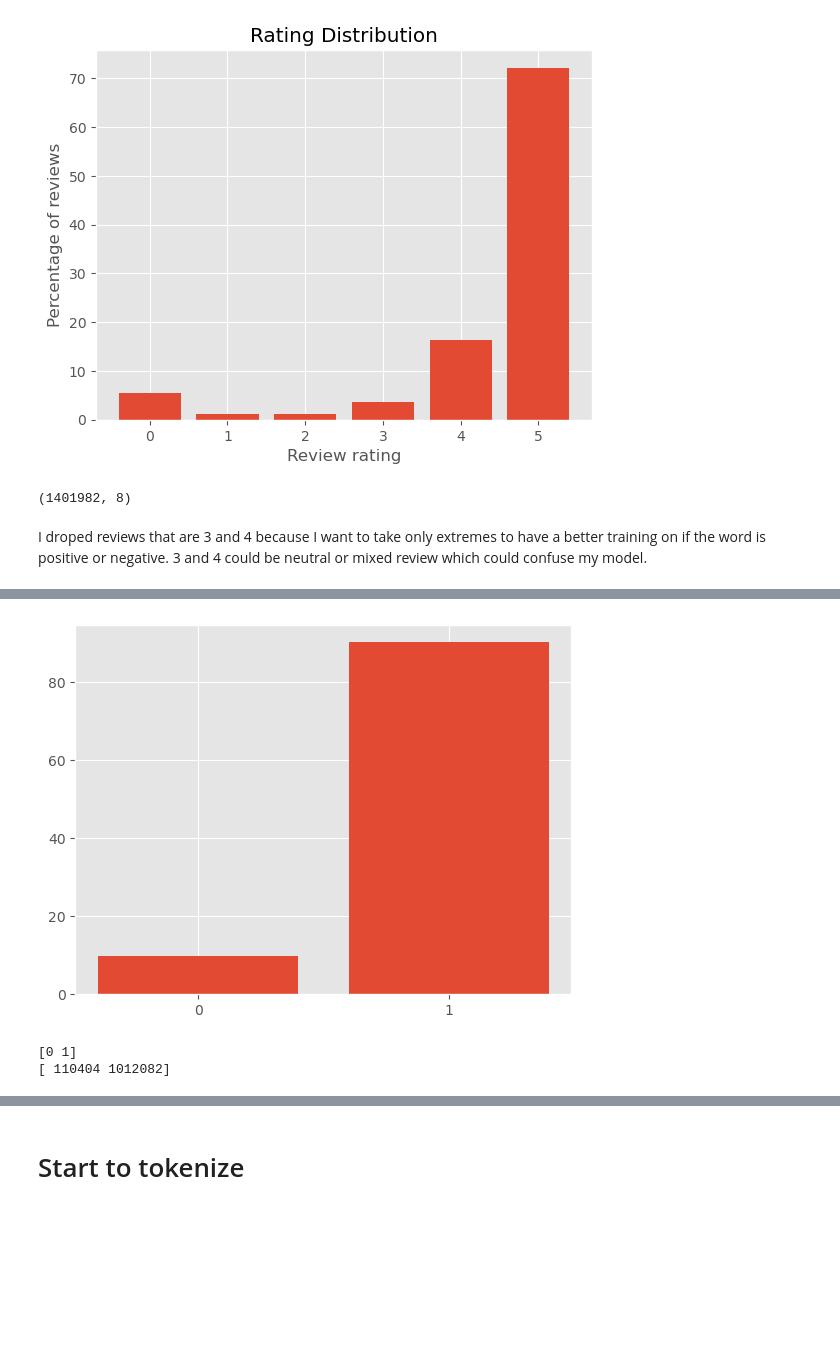
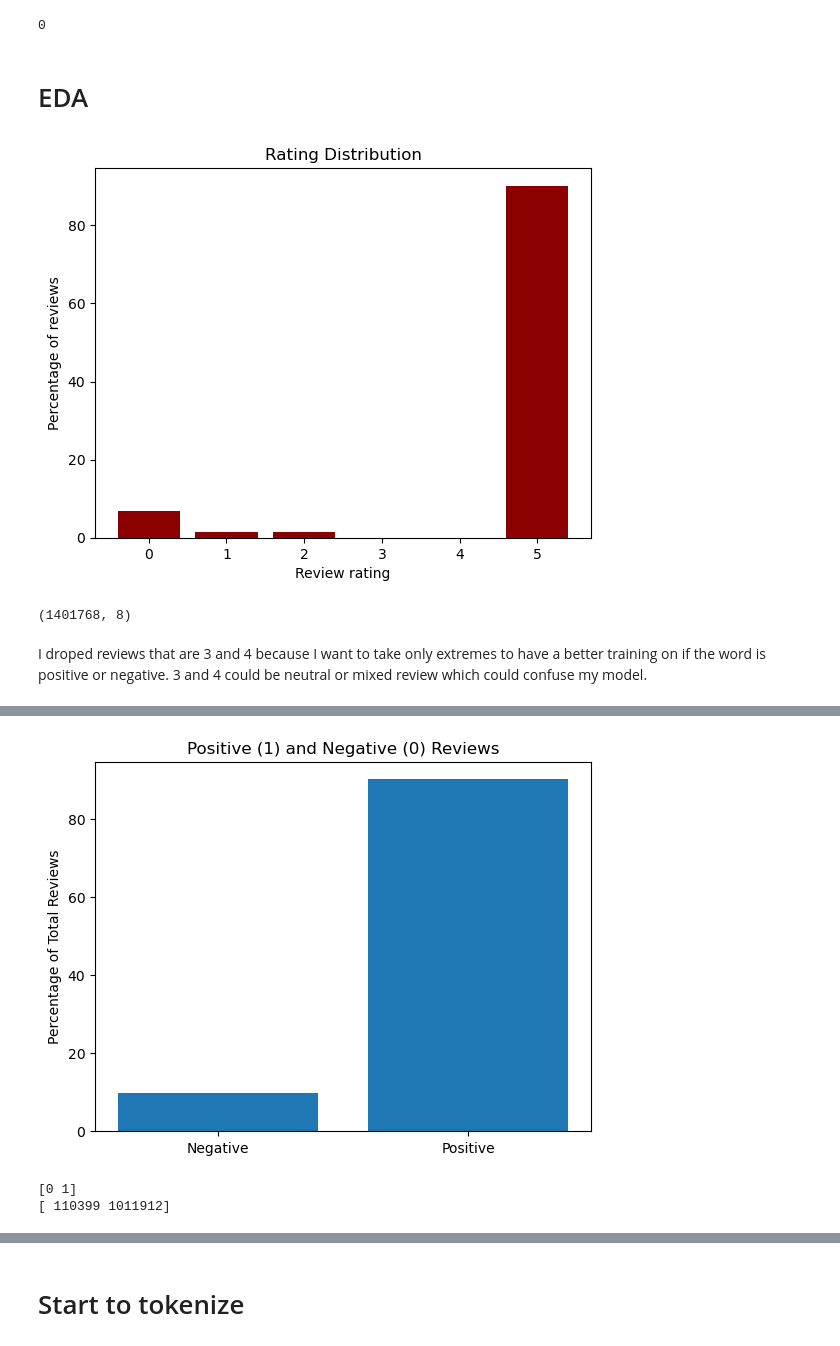
Before and after one commit to AJ-Gagliardo/recipe_recommendation, a Jupyter notebook: foodcom_sentiment_analysis.ipynb, the cells around one changed output, grey strips where cells are left out. Drawn from its saved outputs; the diff is of its cells as text; code cells hidden in the pictures; blank space fills up the shorter version.

```diff
--- a/foodcom_sentiment_analysis.ipynb
+++ b/foodcom_sentiment_analysis.ipynb
@@ -2,15 +2,20 @@
 import pandas as pd
 import numpy as np
 import nltk
-import string
-import fasttext
-import contractions
+
+
+
 import seaborn as sns
 import matplotlib.pyplot as plt
-
-from wordcloud import WordCloud
 import nltk
 
+
+# # not really using the following ones yet
+# from wordcloud import WordCloud
+# import fasttext
+# import contractions
+# import string
+# from tqdm.notebook import tqdm
 
 #######needed these ones on the first run####
 #nltk.download('punkt')
@@ -28,15 +33,17 @@ from sklearn.feature_extraction.text import CountVectorizer
 from nltk.tokenize import word_tokenize
 from nltk.stem import PorterStemmer
 from nltk.corpus import stopwords, wordnet
-from nltk.stem import WordNetLemmatizer
-from nltk.sentiment import SentimentIntensityAnalyzer
-from tqdm.notebook import tqdm
+# from nltk.stem import WordNetLemmatizer
+# from nltk.sentiment import SentimentIntensityAnalyzer
 
-plt.xticks(rotation=70)
-pd.options.mode.chained_assignment = None
-pd.set_option('display.max_colwidth', 100)
-plt.style.use('ggplot')
-%matplotlib inline
+import warnings
+warnings.filterwarnings("ignore")
+
+# plt.xticks(rotation=70)
+# pd.options.mode.chained_assignment = None
+# pd.set_option('display.max_colwidth', 100)
+# plt.style.use('ggplot')
+# %matplotlib inline
 # import a lot of libraries that could be used on the project
 # %%
 # recipes = pd.read_csv('foodcom_with_reviews/recipes.csv')
@@ -50,0 +96,2 @@ reviews.head(1)
+# %%
+reviews = reviews.dropna()
@@ -51,19 +110,25 @@ reviews.head(1)
+# %%
+reviews.duplicated().sum()
+# %% [output]
+0
+# %% [markdown]
+# EDA
 # %%
 values, counts = np.unique(reviews['Rating'], return_counts = True)
 normalized_counts = counts/counts.sum()
 
 plt.figure()
-plt.bar(values, normalized_counts * 100)
+plt.bar(values, normalized_counts * 100, color = 'darkred')
 plt.xlabel('Review rating')
 plt.ylabel('Percentage of reviews')
 plt.title('Rating Distribution')
 plt.show()
 # %% [output]
-[figure, old version]
+[figure, new version]
 # %%
 reviews.shape
 # %% [output]
-(1401982, 8)
+(1401768, 8)
 # %%
 # dropping reviews that are 3 or 4
 reviews = reviews.drop(reviews[(reviews['Rating'] == 3) | (reviews['Rating'] == 4)].index)
@@ -81,18 +146,21 @@ reviews.head(3)
 # %%
 values, counts = np.unique(reviews['Sentiment'], return_counts=True)
 normalized_counts = counts/counts.sum()
 
 plt.figure()
 plt.bar(['0','1'], normalized_counts*100)
+plt.title('Positive (1) and Negative (0) Reviews')
+plt.ylabel('Percentage of Total Reviews')
+plt.xticks(ticks = [0,1], labels=['Negative', 'Positive'])
 plt.show()
 # %% [output]
-[figure, old version]
+[figure, new version]
 # %%
 print(values)
 print(counts)
 # %% [output]
 [0 1]
-[ 110404 1012082]
+[ 110399 1011912]
 # %%
 from sklearn.utils import resample
 
```
Also changed, not shown: parts of 46 cells of this notebook.
